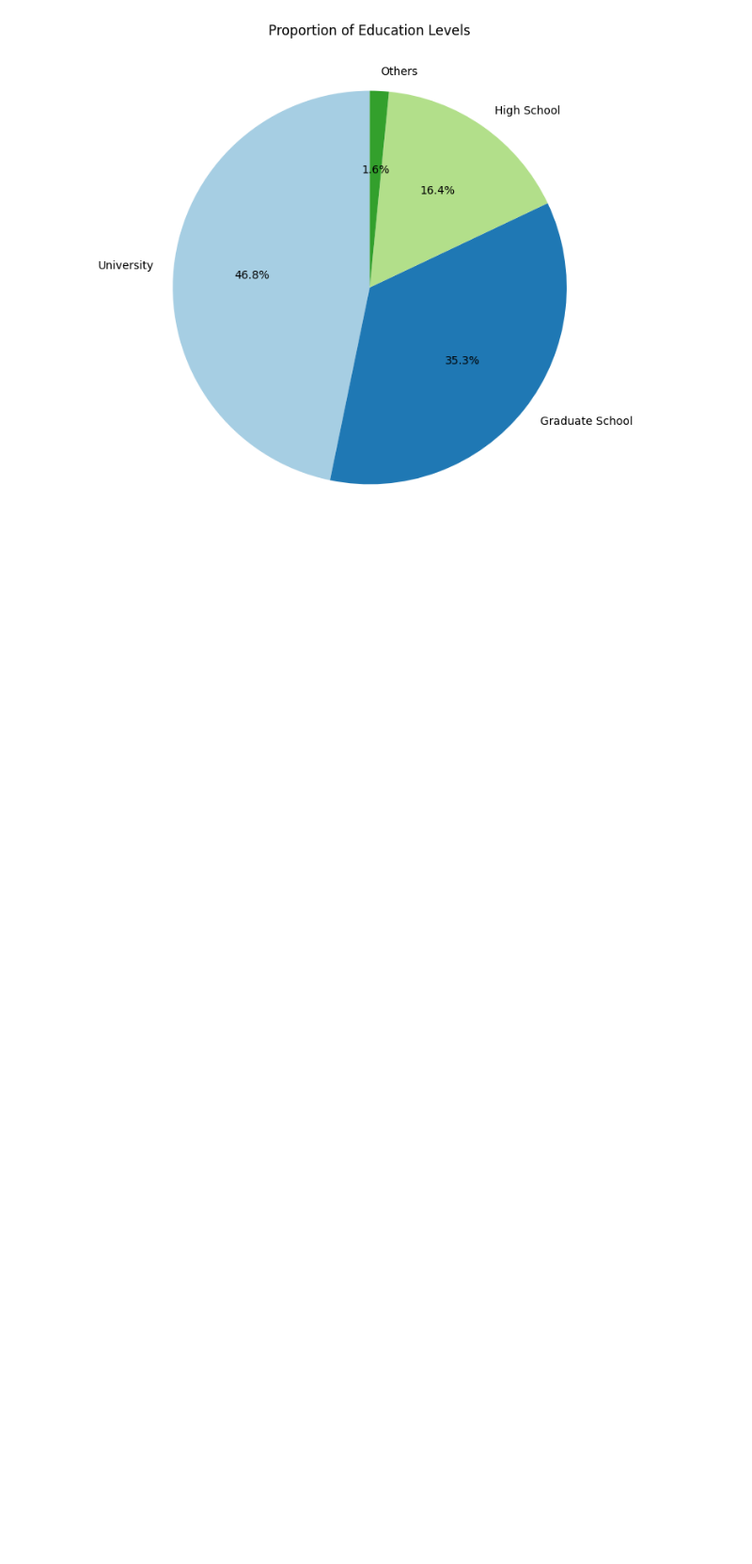
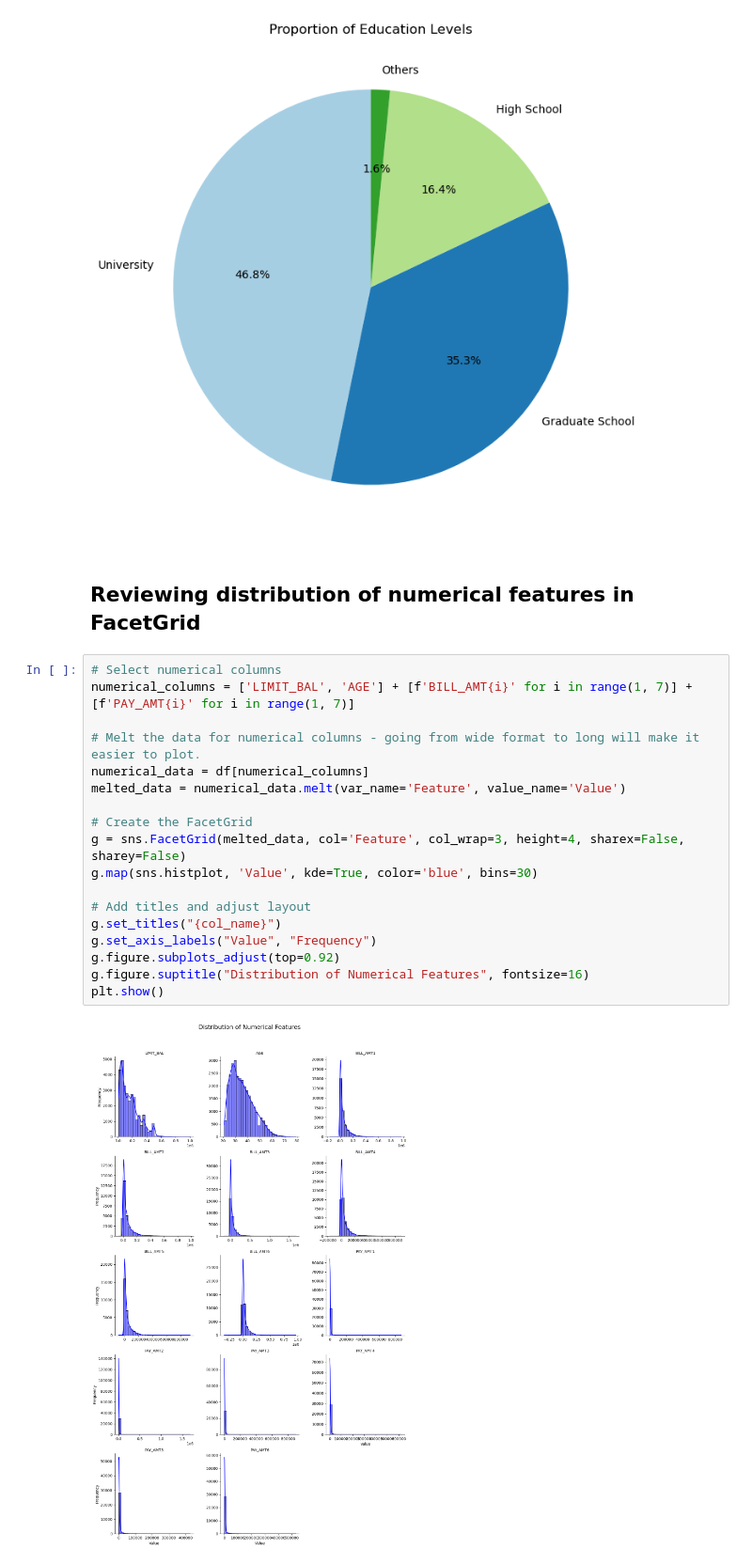
Before and after one commit to ohinson01/SDS-CP014-credit-card-default-pred, a Jupyter notebook: notebooks/Frank_Brown/Frank_Brown_Credit_Card_Prediction (1).ipynb, the cells around one changed output. Shown at 94% size. Saved outputs shown, nothing was run; the diff lists cells and outputs as text; blank space fills up the shorter version.

Commit message:
Evaluating Distribution of Numerical Features and removing incorrectly placed file

```diff
--- a/notebooks/Frank_Brown/Frank_Brown_Credit_Card_Prediction (1).ipynb
+++ b/notebooks/Frank_Brown/Frank_Brown_Credit_Card_Prediction (1).ipynb
@@ -268,3 +275,25 @@ plt.ylabel("")  # Removes default y-label
 plt.show()
 # %% [output]
 [figure]
+# %% [markdown]
+## Reviewing distribution of numerical features in FacetGrid
+# %%
+# Select numerical columns
+numerical_columns = ['LIMIT_BAL', 'AGE'] + [f'BILL_AMT{i}' for i in range(1, 7)] + [f'PAY_AMT{i}' for i in range(1, 7)]
+
+# Melt the data for numerical columns - going from wide format to long will make it easier to plot.
+numerical_data = df[numerical_columns]
+melted_data = numerical_data.melt(var_name='Feature', value_name='Value')
+
+# Create the FacetGrid
+g = sns.FacetGrid(melted_data, col='Feature', col_wrap=3, height=4, sharex=False, sharey=False)
+g.map(sns.histplot, 'Value', kde=True, color='blue', bins=30)
+
+# Add titles and adjust layout
+g.set_titles("{col_name}")
+g.set_axis_labels("Value", "Frequency")
+g.figure.subplots_adjust(top=0.92)
+g.figure.suptitle("Distribution of Numerical Features", fontsize=16)
+plt.show()
+# %% [output]
+[figure, added]
```
Also changed, not shown: parts of 13 cells of this notebook, 1 other file.
